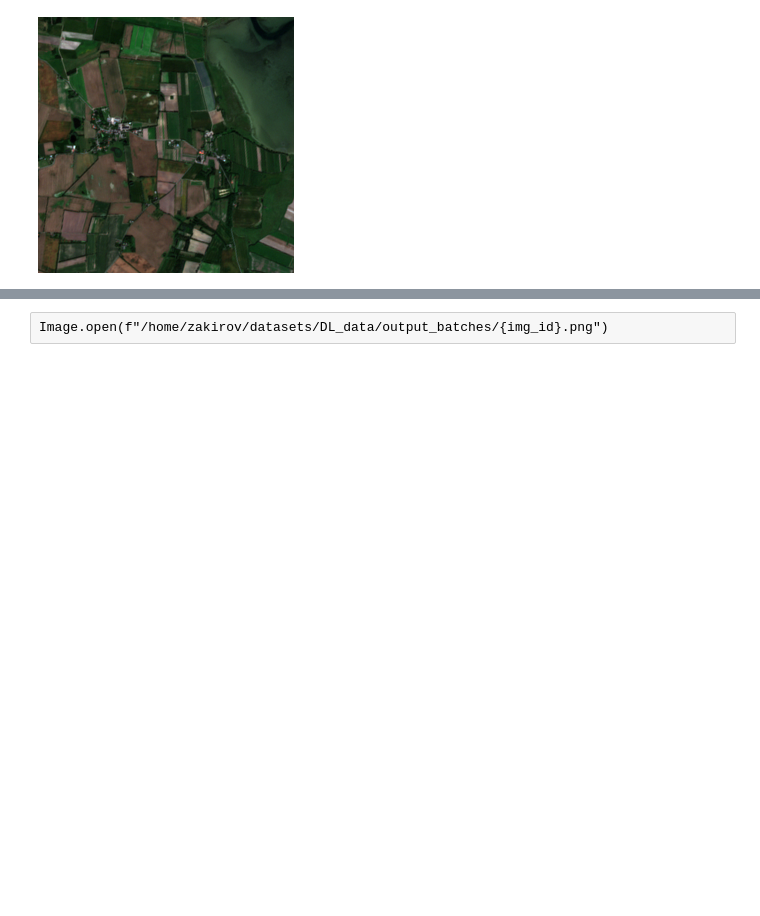
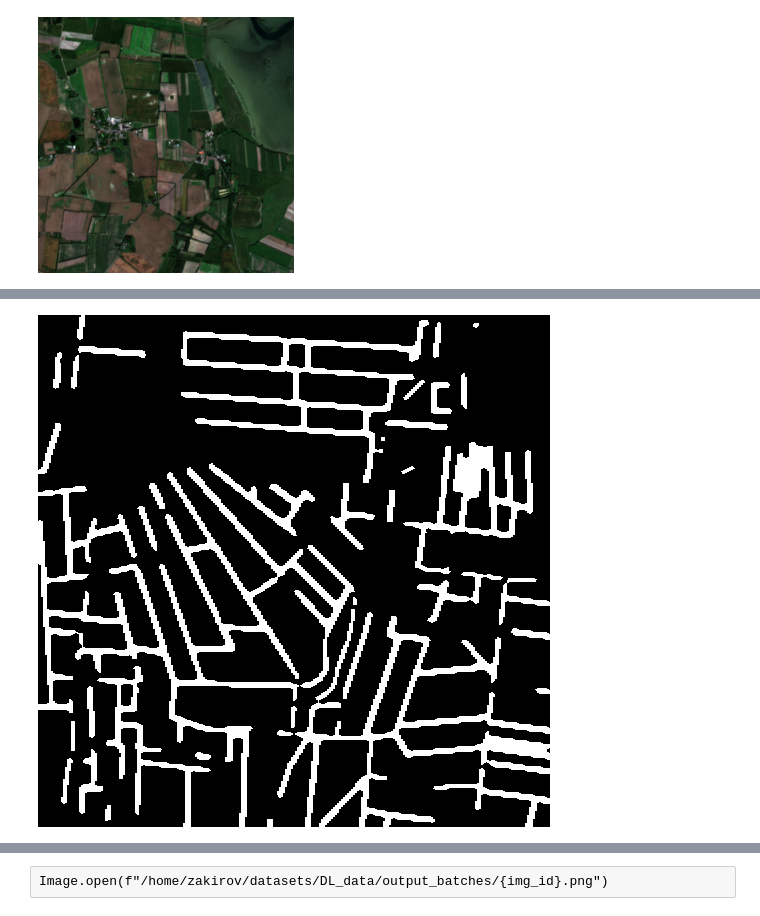
Before and after one commit to bonlime/opencities, a Jupyter notebook: _1. Data Exploration.ipynb, the cells around one changed output, grey strips where cells are left out. Drawn from its saved outputs; the diff is of its cells as text; code cells hidden in the pictures; blank space fills up the shorter version.

```diff
--- a/_1. Data Exploration.ipynb
+++ b/_1. Data Exploration.ipynb
@@ -40,17 +55,22 @@ img
 SIZE = 512
 # %%
 kernel = cv2.getStructuringElement(cv2.MORPH_ELLIPSE,(5,5)) # circle kernel
+# kernel_3 = cv2.getStructuringElement(cv2.MORPH_ELLIPSE,(3,3)) # circle kernel
+
 for img_id in tqdm(range(1, mask_image_idx.max() + 1)):
     combined_mask = np.zeros((SIZE, SIZE))
     combined_borders = np.zeros((SIZE, SIZE))
     for i in all_masks[mask_image_idx == img_id]:
-        img = np.array(Image.open(i).resize((SIZE, SIZE)), dtype=np.uint8)
+        img = np.array(Image.open(i).resize((SIZE, SIZE), resample=Image.BILINEAR), dtype=np.uint8)
         img = cv2.morphologyEx(img, cv2.MORPH_CLOSE, kernel)
         combined_mask += img / 255
         img = cv2.dilate(img, kernel, iterations = 1)
         combined_borders += img / 255
     combined_mask = (combined_mask > 0).astype(np.uint8) * 255
     combined_borders = (combined_borders > 1).astype(np.uint8) * 255
+    # close borders. visually better
+    combined_borders = cv2.morphologyEx(combined_borders, cv2.MORPH_CLOSE, kernel)
+
     cv2.imwrite(f"workdir/segm_masks/{img_id}.png", combined_mask)
     cv2.imwrite(f"workdir/border_masks//{img_id}.png", combined_borders)
 #     break
@@ -60,0 +77,4 @@ Image.fromarray(combined_mask)
+# %%
+Image.fromarray(combined_borders)
+# %% [output]
+[figure, added]
```
Also changed, not shown: parts of 20 cells of this notebook, 7 other files.
